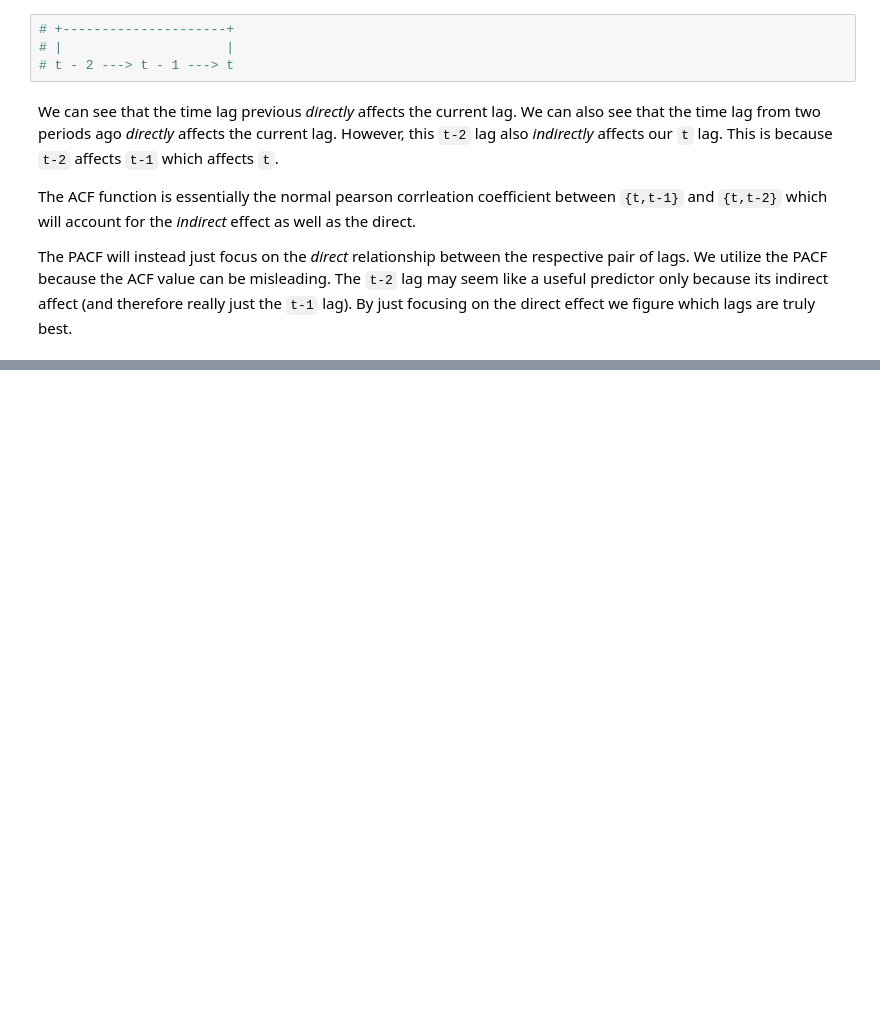
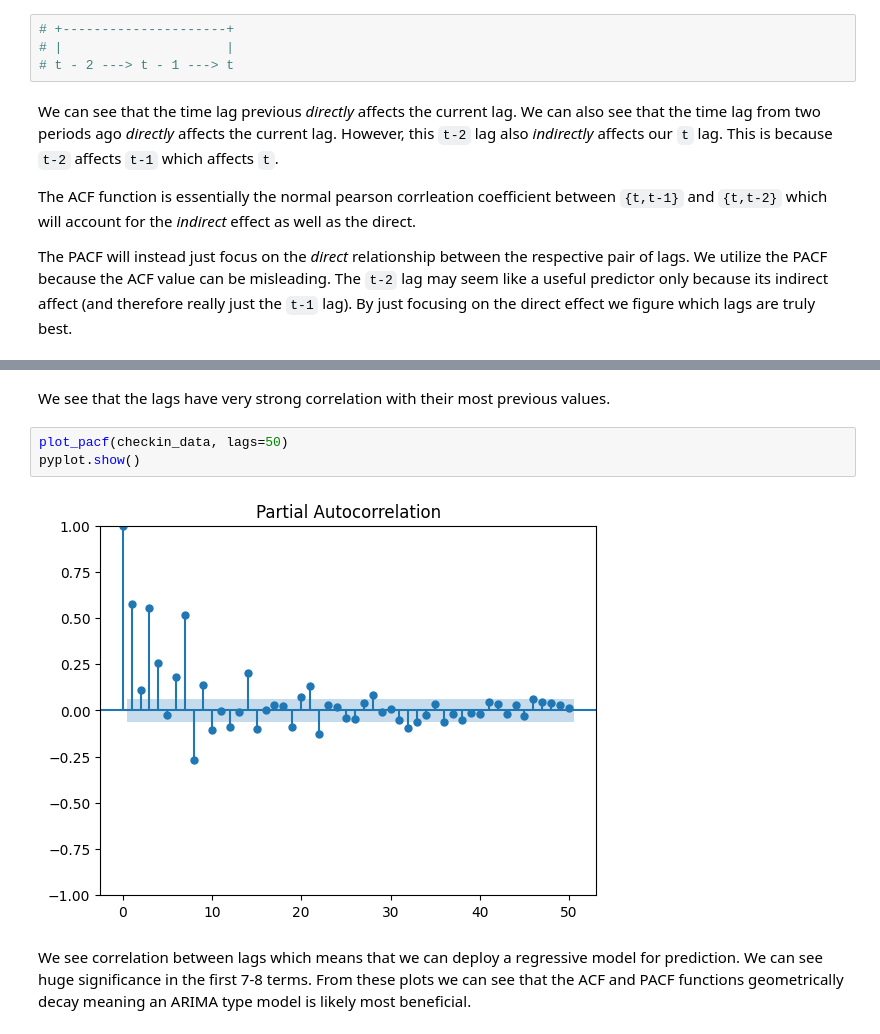
Before and after one commit to nisaac21/Kalshi-Strategies, a Jupyter notebook: tsa_market/research/time_series_data_analysis.ipynb, the cells around one changed output, grey strips where cells are left out. Saved outputs shown, nothing was run; the diff lists cells and outputs as text; blank space fills up the shorter version.

```diff
--- a/tsa_market/research/time_series_data_analysis.ipynb
+++ b/tsa_market/research/time_series_data_analysis.ipynb
@@ -55,0 +68,9 @@ $t_i = \beta_{0} + \beta_{1} t_{i-1} + \beta_{2} t_{i-2} + \epsilon$
+# %% [markdown]
+We see that the lags have very strong correlation with their most previous values.
+# %%
+plot_pacf(checkin_data, lags=50)
+pyplot.show()
+# %% [output]
+[figure, added]
+# %% [markdown]
+We see correlation between lags which means that we can deploy a regressive model for prediction. We can see huge significance in the first 7-8 terms. From these plots we can see that the ACF and PACF functions geometrically decay meaning an ARIMA type model is likely most beneficial.
```
Also changed, not shown: parts of 7 cells of this notebook, 2 other files.
